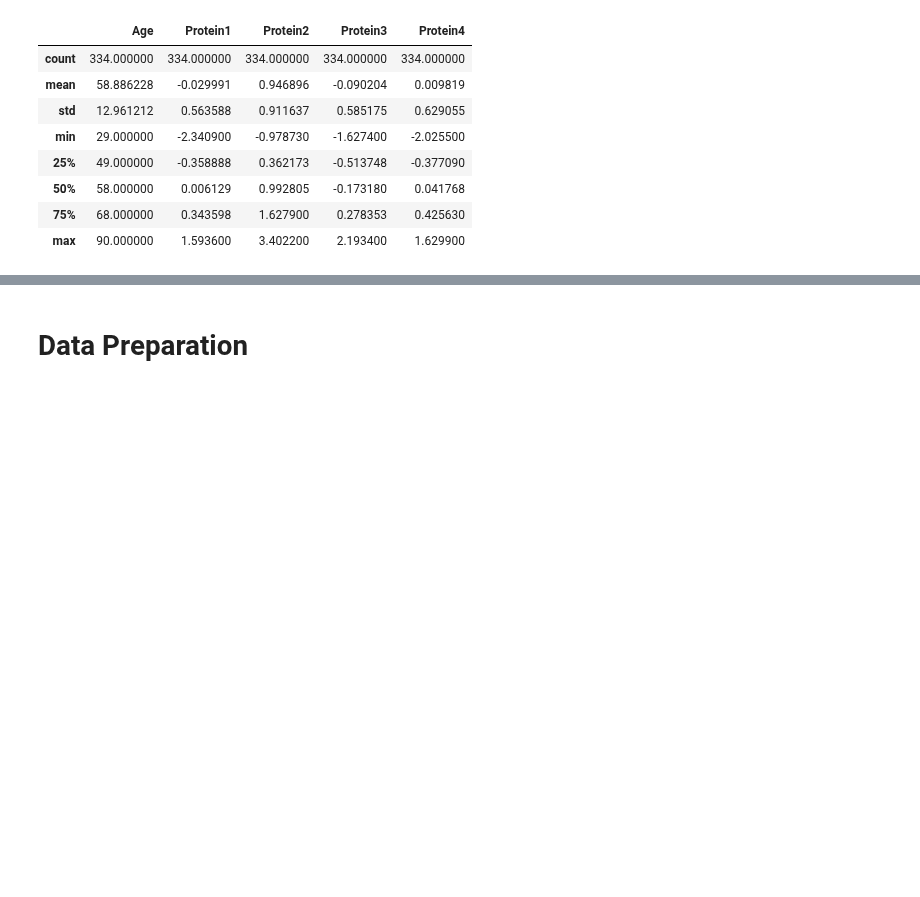
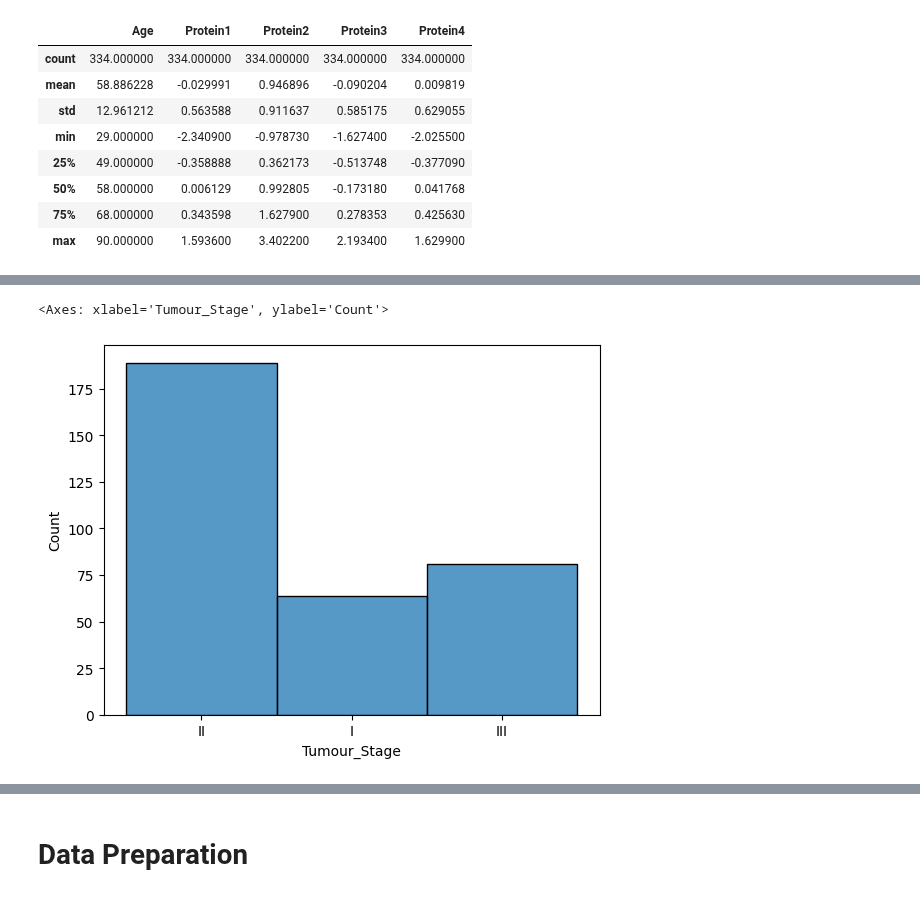
Before and after one commit to JosiAAA/Posttest2_DataMining, a Jupyter notebook: JosiaPardosi_115_posttes2_datamining.ipynb, the cells around one changed output, grey strips where cells are left out. Drawn from its saved outputs; the diff is of its cells as text; code cells hidden in the pictures; blank space fills up the shorter version.

```diff
--- a/JosiaPardosi_115_posttes2_datamining.ipynb
+++ b/JosiaPardosi_115_posttes2_datamining.ipynb
@@ -369,0 +403,5 @@ df3.describe() #menampilkan count,mean,std,min,kuartil bawah(25%), median(50%),
+# %%
+sns.histplot(data=df3,x= "Tumour_Stage") #Histogram tingkat tumor
+# %% [output]
+<Axes: xlabel='Tumour_Stage', ylabel='Count'>
+[figure, added]
```
Also changed, not shown: parts of 8 cells of this notebook.
